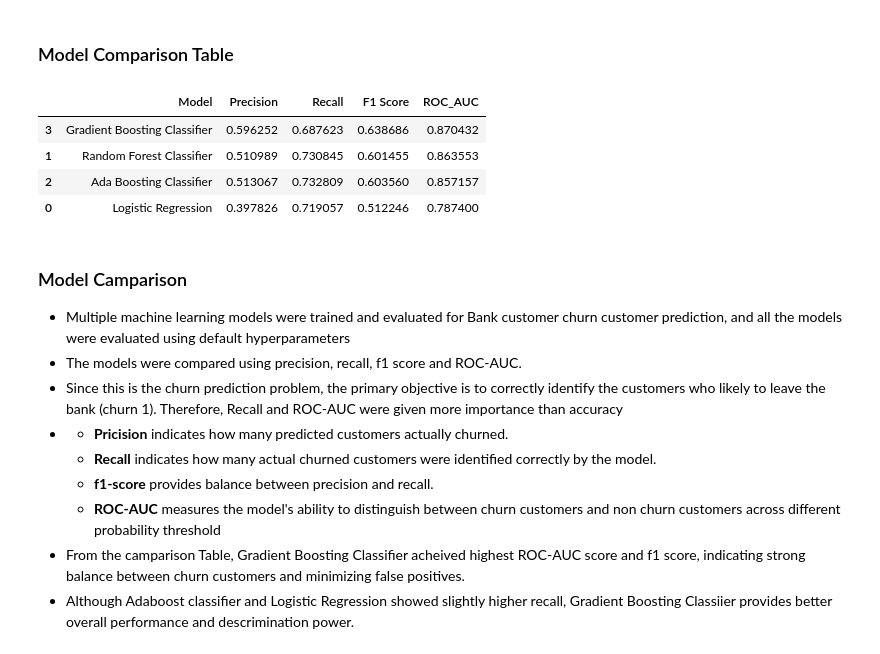
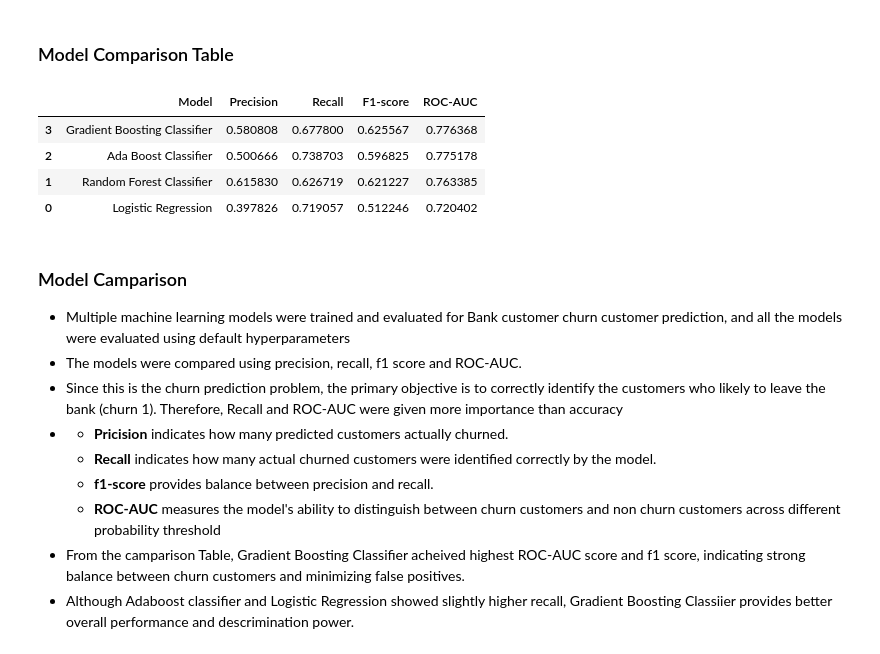
Before and after one commit to vijay12918/Bank_Customer_Churn_Prediction, a Jupyter notebook: Bank_Churn_Prediction.ipynb, the cells around one changed output. Cells and saved outputs as stored; diff of their text form; code cells hidden in the pictures.

```diff
--- a/Bank_Churn_Prediction.ipynb
+++ b/Bank_Churn_Prediction.ipynb
@@ -513,11 +411,25 @@ camp_table = pd.DataFrame(model)
-# %%
-camp_table.sort_values('ROC_AUC',ascending=False)
-# %% [output]
-|  | Model | Precision | Recall | F1 Score | ROC_AUC |
-| 3 | Gradient Boosting Classifier | 0.596252 | 0.687623 | 0.638686 | 0.870432 |
-| 1 | Random Forest Classifier | 0.510989 | 0.730845 | 0.601455 | 0.863553 |
-| 2 | Ada Boosting Classifier | 0.513067 | 0.732809 | 0.603560 | 0.857157 |
-| 0 | Logistic Regression | 0.397826 | 0.719057 | 0.512246 | 0.787400 |
+# %%
+models_camparision = []
+models_table = {
+    'Logistic Regression': y_pred_lr,
+    'Random Forest Classifier':y_pred_rfc,
+    'Ada Boost Classifier':y_pred_ab,
+    'Gradient Boosting Classifier': y_pred_gb
+}
+for name1,pred in models_table.items():
+    models_camparision.append({'Model':name1,
+                      'Precision':precision_score(y_test,pred),
+                      'Recall':recall_score(y_test,pred),
+                      'F1-score':f1_score(y_test,pred),
+                      'ROC-AUC':roc_auc_score(y_test,pred)})
+camparison_table = pd.DataFrame(models_camparision)
+camparison_table.sort_values('ROC-AUC',ascending = False)
+# %% [output]
+|  | Model | Precision | Recall | F1-score | ROC-AUC |
+| 3 | Gradient Boosting Classifier | 0.580808 | 0.677800 | 0.625567 | 0.776368 |
+| 2 | Ada Boost Classifier | 0.500666 | 0.738703 | 0.596825 | 0.775178 |
+| 1 | Random Forest Classifier | 0.615830 | 0.626719 | 0.621227 | 0.763385 |
+| 0 | Logistic Regression | 0.397826 | 0.719057 | 0.512246 | 0.720402 |
 # %% [markdown]
 ### Model Camparison
 - Multiple machine learning models were trained and evaluated for Bank customer churn customer prediction, and all the models were evaluated using default hyperparameters
```
Also changed, not shown: parts of 43 cells of this notebook.
